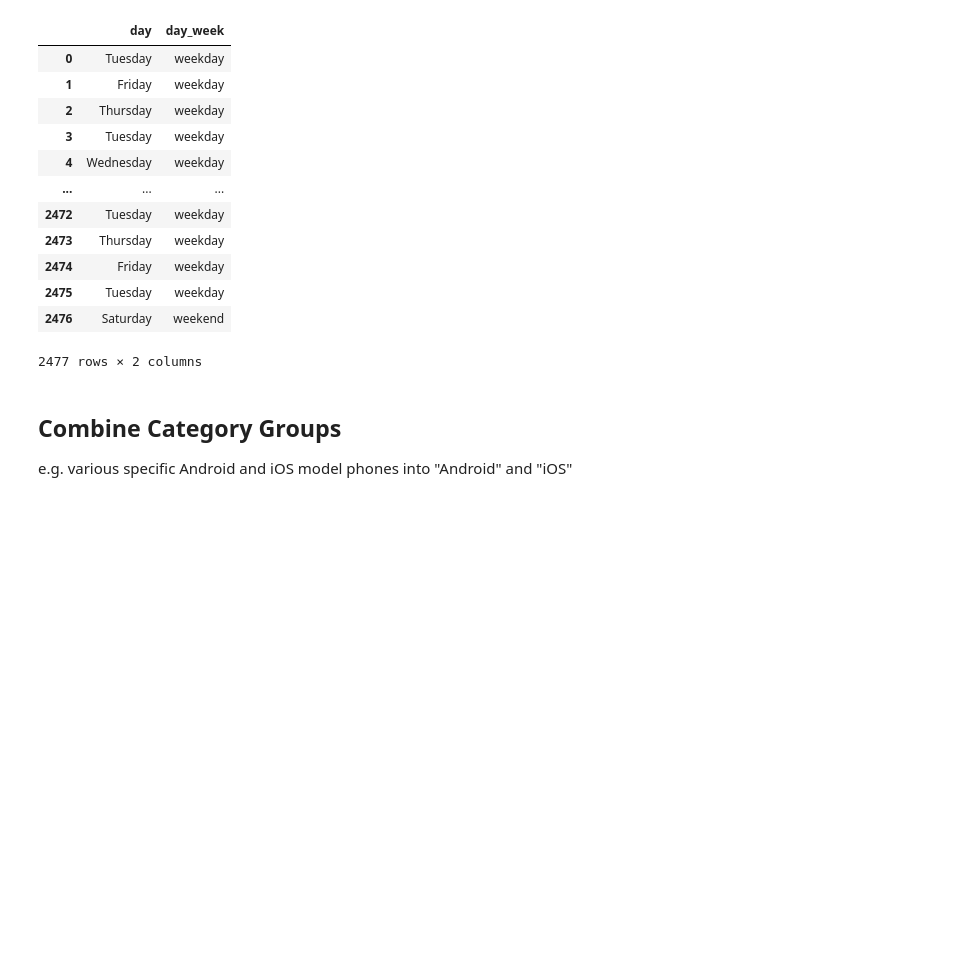
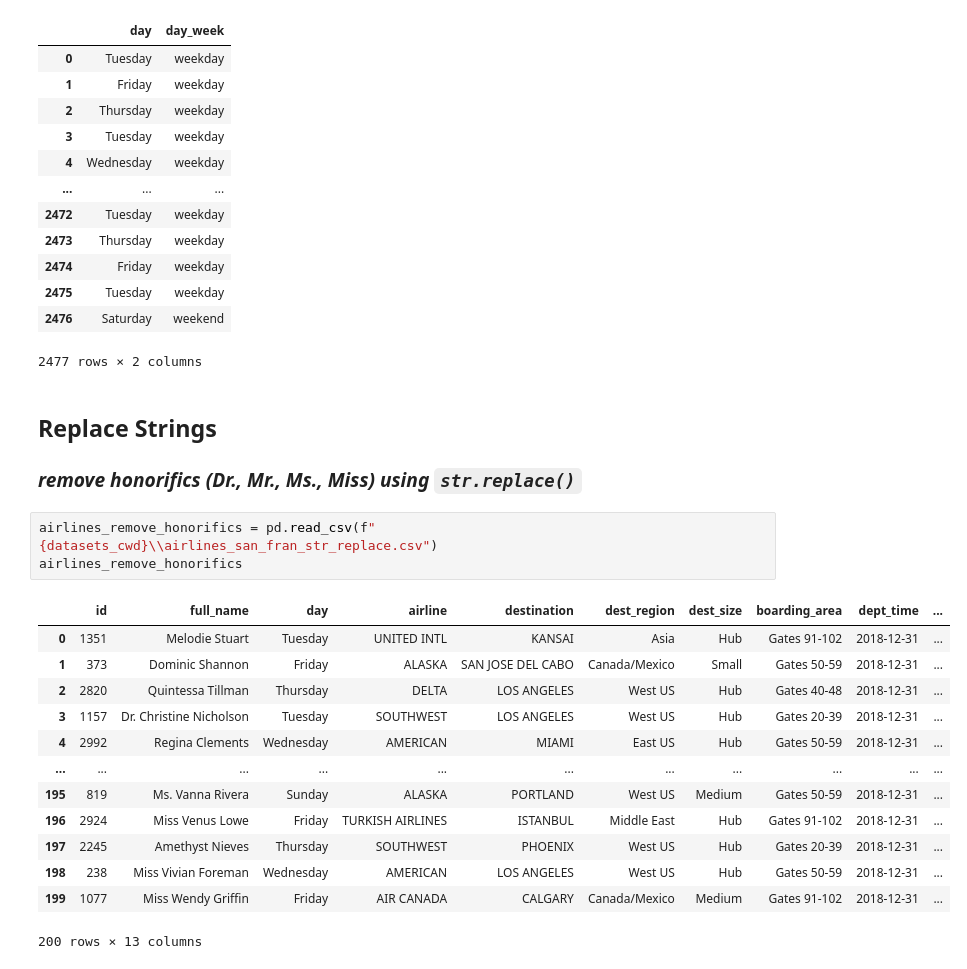
Before and after one commit to priscilla-arinze/PythonReview, a Jupyter notebook: LIBRARIES/Pandas_CleaningData.ipynb, the cells around one changed output. Saved outputs shown, nothing was run; the diff lists cells and outputs as text; blank space fills up the shorter version.

Commit message:
cleaning data with str.replace()

```diff
--- a/LIBRARIES/Pandas_CleaningData.ipynb
+++ b/LIBRARIES/Pandas_CleaningData.ipynb
@@ -613,7 +617,24 @@ airlines_remap_categories_df[["day", "day_week"]]
 | 2475 | Tuesday | weekday |
 | 2476 | Saturday | weekend |
 2477 rows × 2 columns
-# %% [markdown]
-## Combine Category Groups
-
-e.g. various specific Android and iOS model phones into "Android" and "iOS"
+# %% [markdown]
+## Replace Strings
+
+### *remove honorifics (Dr., Mr., Ms., Miss) using `str.replace()`*
+# %%
+airlines_remove_honorifics = pd.read_csv(f"{datasets_cwd}\\airlines_san_fran_str_replace.csv")
+airlines_remove_honorifics
+# %% [output]
+|  | id | full_name | day | airline | destination | dest_region | dest_size | boarding_area | dept_time | ... |
+| 0 | 1351 | Melodie Stuart | Tuesday | UNITED INTL | KANSAI | Asia | Hub | Gates 91-102 | 2018-12-31 | ... |
+| 1 | 373 | Dominic Shannon | Friday | ALASKA | SAN JOSE DEL CABO | Canada/Mexico | Small | Gates 50-59 | 2018-12-31 | ... |
+| 2 | 2820 | Quintessa Tillman | Thursday | DELTA | LOS ANGELES | West US | Hub | Gates 40-48 | 2018-12-31 | ... |
+| 3 | 1157 | Dr. Christine Nicholson | Tuesday | SOUTHWEST | LOS ANGELES | West US | Hub | Gates 20-39 | 2018-12-31 | ... |
+| 4 | 2992 | Regina Clements | Wednesday | AMERICAN | MIAMI | East US | Hub | Gates 50-59 | 2018-12-31 | ... |
+| ... | ... | ... | ... | ... | ... | ... | ... | ... | ... | ... |
+| 195 | 819 | Ms. Vanna Rivera | Sunday | ALASKA | PORTLAND | West US | Medium | Gates 50-59 | 2018-12-31 | ... |
+| 196 | 2924 | Miss Venus Lowe | Friday | TURKISH AIRLINES | ISTANBUL | Middle East | Hub | Gates 91-102 | 2018-12-31 | ... |
+| 197 | 2245 | Amethyst Nieves | Thursday | SOUTHWEST | PHOENIX | West US | Hub | Gates 20-39 | 2018-12-31 | ... |
+| 198 | 238 | Miss Vivian Foreman | Wednesday | AMERICAN | LOS ANGELES | West US | Hub | Gates 50-59 | 2018-12-31 | ... |
+| 199 | 1077 | Miss Wendy Griffin | Friday | AIR CANADA | CALGARY | Canada/Mexico | Medium | Gates 91-102 | 2018-12-31 | ... |
+200 rows × 13 columns
```
Also changed, not shown: parts of 10 cells of this notebook, 3 other files.
